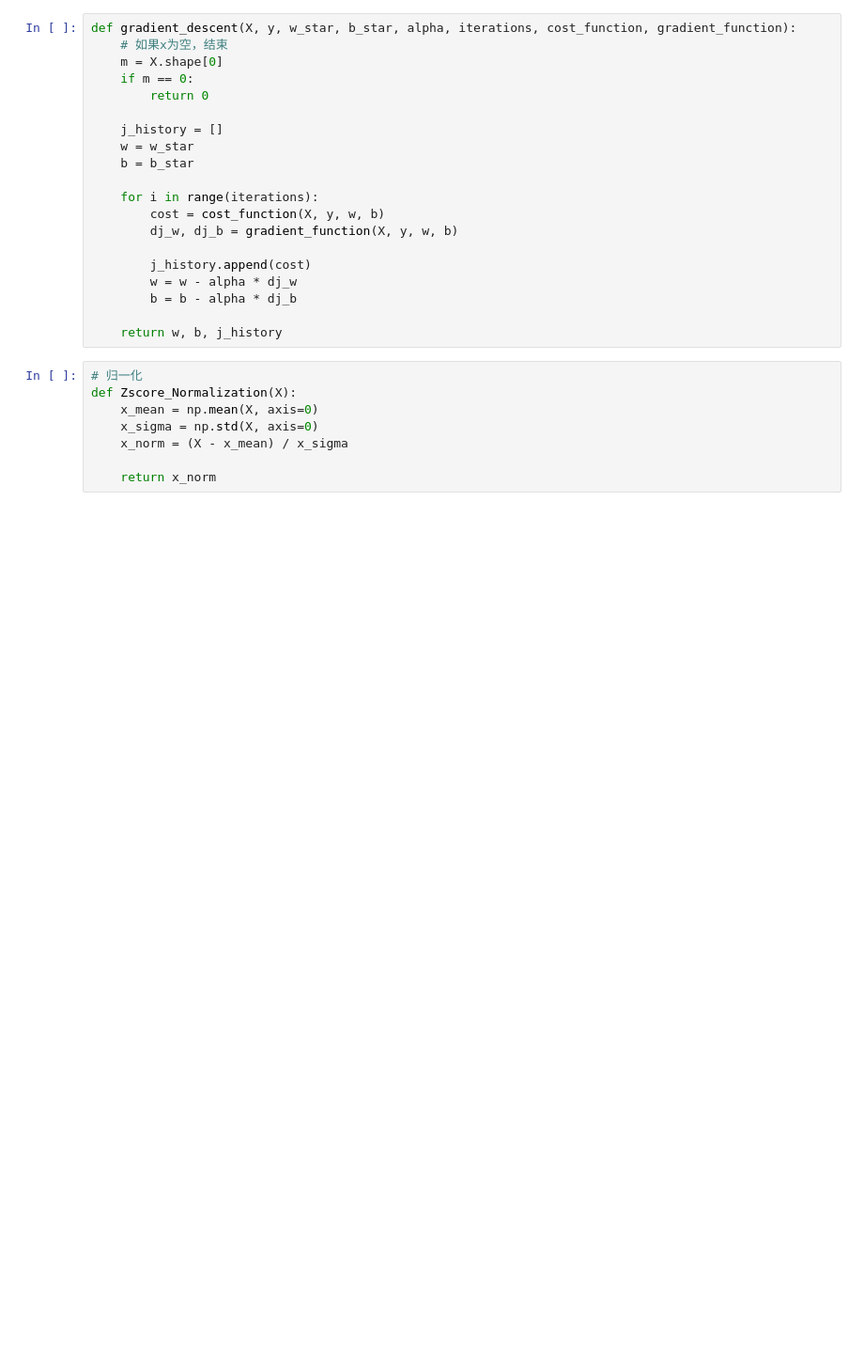
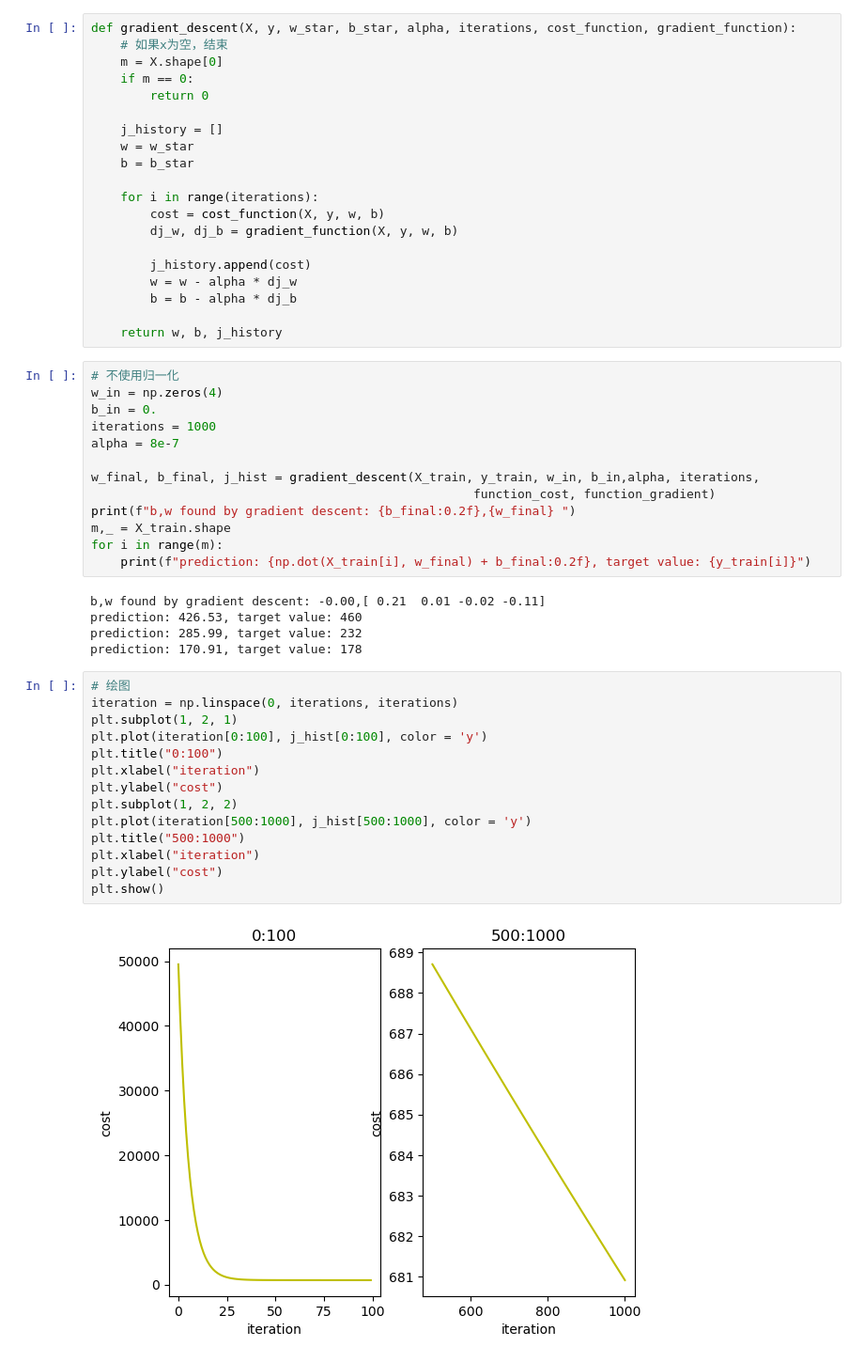
Before and after one commit to RighteousGong/MachineLearning, a Jupyter notebook: 1_MachineLearningFundamentals/1.1_SupervisedLearning/1.1.1_LinearRegression/src/MultipeLinear.ipynb, the cells around one changed output. Shown at 94% size. Cells and saved outputs as stored; diff of their text form; blank space fills up the shorter version.

```diff
--- a/1_MachineLearningFundamentals/1.1_SupervisedLearning/1.1.1_LinearRegression/src/MultipeLinear.ipynb
+++ b/1_MachineLearningFundamentals/1.1_SupervisedLearning/1.1.1_LinearRegression/src/MultipeLinear.ipynb
@@ -69,11 +69,37 @@ def gradient_descent(X, y, w_star, b_star, alpha, iterations, cost_function, gra
         b = b - alpha * dj_b
 
     return w, b, j_history
-# %%
-# 归一化
-def Zscore_Normalization(X):
-    x_mean = np.mean(X, axis=0)
-    x_sigma = np.std(X, axis=0)
-    x_norm = (X - x_mean) / x_sigma
-
-    return x_norm
+# %%
+# 不使用归一化
+w_in = np.zeros(4)
+b_in = 0.
+iterations = 1000
+alpha = 8e-7
+
+w_final, b_final, j_hist = gradient_descent(X_train, y_train, w_in, b_in,alpha, iterations,
+                                                    function_cost, function_gradient)
+print(f"b,w found by gradient descent: {b_final:0.2f},{w_final} ")
+m,_ = X_train.shape
+for i in range(m):
+    print(f"prediction: {np.dot(X_train[i], w_final) + b_final:0.2f}, target value: {y_train[i]}")
+# %% [output]
+b,w found by gradient descent: -0.00,[ 0.21  0.01 -0.02 -0.11]
+prediction: 426.53, target value: 460
+prediction: 285.99, target value: 232
+prediction: 170.91, target value: 178
+# %%
+# 绘图
+iteration = np.linspace(0, iterations, iterations)
+plt.subplot(1, 2, 1)
+plt.plot(iteration[0:100], j_hist[0:100], color = 'y')
+plt.title("0:100")
+plt.xlabel("iteration")
+plt.ylabel("cost")
+plt.subplot(1, 2, 2)
+plt.plot(iteration[500:1000], j_hist[500:1000], color = 'y')
+plt.title("500:1000")
+plt.xlabel("iteration")
+plt.ylabel("cost")
+plt.show()
+# %% [output]
+[figure, added]
```
Also changed, not shown: parts of 3 cells of this notebook.
